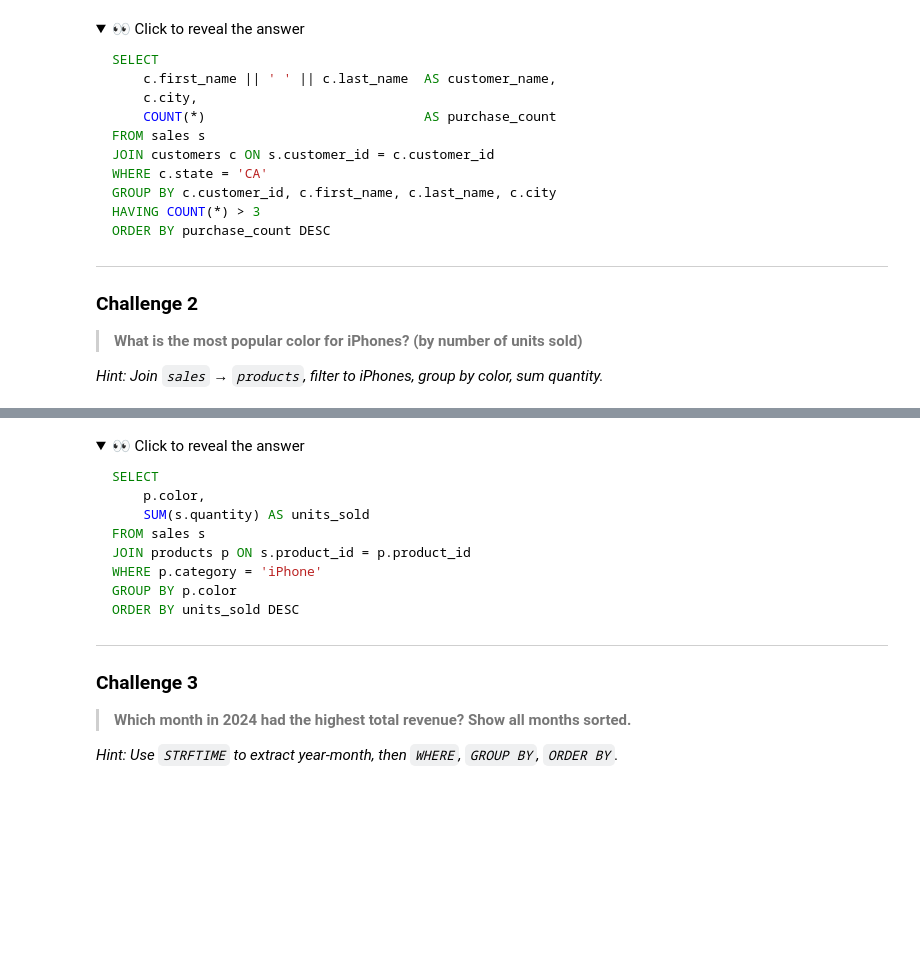
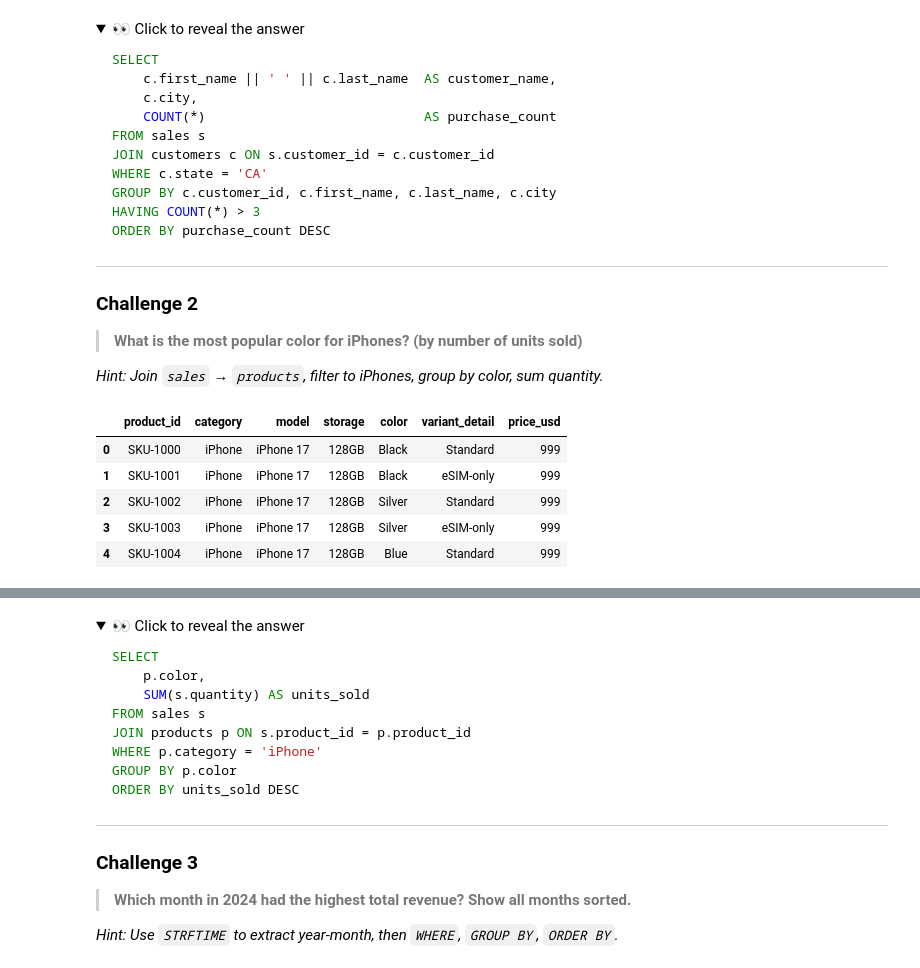
Before and after one commit to co-za/data-analysis-intro, a Jupyter notebook: 2. Apple Store SQL.ipynb, the cells around one changed output, grey strips where cells are left out. Saved outputs shown, nothing was run; the diff lists cells and outputs as text; code cells hidden in the pictures; folded sections open; blank space fills up the shorter version.

```diff
--- a/2. Apple Store SQL.ipynb
+++ b/2. Apple Store SQL.ipynb
@@ -1006,6 +1202,19 @@ ORDER BY purchase_count DESC
 > **What is the most popular color for iPhones? (by number of units sold)**
 
 *Hint: Join `sales` → `products`, filter to iPhones, group by color, sum quantity.*
+# %%
+sql("""
+    SELECT *
+    FROM products
+    LIMIT 5
+""")
+# %% [output]
+|  | product_id | category | model | storage | color | variant_detail | price_usd |
+| 0 | SKU-1000 | iPhone | iPhone 17 | 128GB | Black | Standard | 999 |
+| 1 | SKU-1001 | iPhone | iPhone 17 | 128GB | Black | eSIM-only | 999 |
+| 2 | SKU-1002 | iPhone | iPhone 17 | 128GB | Silver | Standard | 999 |
+| 3 | SKU-1003 | iPhone | iPhone 17 | 128GB | Silver | eSIM-only | 999 |
+| 4 | SKU-1004 | iPhone | iPhone 17 | 128GB | Blue | Standard | 999 |
 # %%
 # Write your query here:
 sql("""
```
Also changed, not shown: parts of 16 cells of this notebook.
